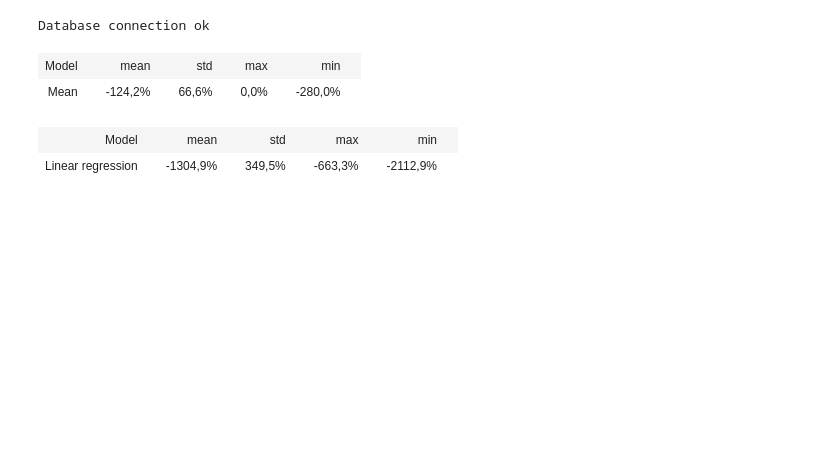
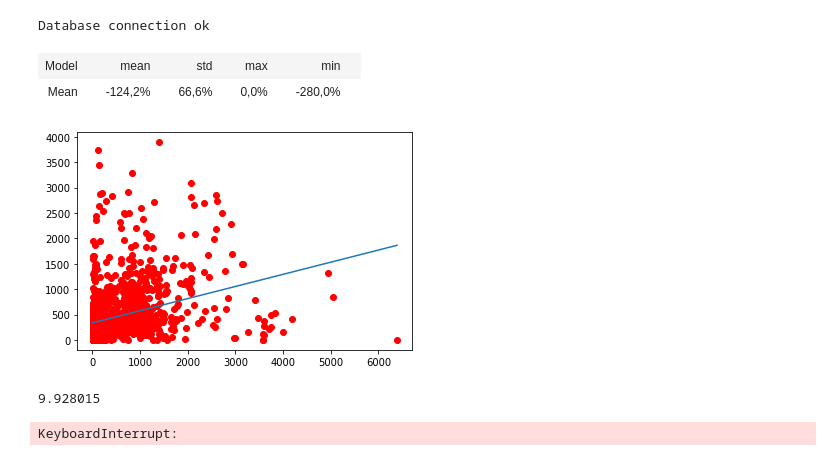
Before and after one commit to Miikkasna/cablepredictions, a Jupyter notebook: Area specific cable quantities.ipynb, the cells around one changed output. Saved outputs shown, nothing was run; the diff lists cells and outputs as text; code cells hidden in the pictures; blank space fills up the shorter version.

Commit message:
area predictions updated

```diff
--- a/Area specific cable quantities.ipynb
+++ b/Area specific cable quantities.ipynb
@@ -116,33 +117,40 @@ for train_i, test_i in lpo.split(ships):
         " GROUP BY area_dataset.area, squares"
         .format(s1, s2)
         )
     data = np.array(cursor.fetchall()).astype('float32')
     if data.shape[0] == 0:
         continue
     X = data[:, 0].reshape((-1, 1))
     y = data[:, -1]
     model.fit(X, y)
+    pred = model.predict(X)
+    plt.plot(X.ravel(), y, 'ro')
+    plt.plot(X.ravel(), pred)
+    plt.show()
+    print(mape(y, pred))
+    input('pause')
     cursor.execute(
         "UPDATE areas SET areas.pred_count=areas.squares*{} + {}"
         .format(model.coef_[0], model.intercept_)
         )
     cursor.commit()
     cursor.execute(
         "SELECT pred_count, count(*) as real_count FROM area_dataset"
         " LEFT JOIN areas ON areas.project_id=area_dataset.project_id AND areas.area=area_dataset.area"
         " WHERE (area_dataset.project_id={} or area_dataset.project_id={}) AND pred_count IS NOT NULL"
         " GROUP BY pred_count, area_dataset.area"
         .format(s1, s2)
         )
     data = np.array(cursor.fetchall()).astype('float32')
     preds = data[:, 0]
     y_test = data[:, 1]
-    scores.append(mape(y_test, preds))
+    scores.append(r2_score(y_test, preds))
 
 scores = np.array(scores)
 table_rows = [['Model', 'mean', 'std', 'max', 'min']]
 table_rows.append(('Linear regression', 1-scores.mean(), scores.std(), 1-scores.min(), 1-scores.max()))
 display_table(table_rows)
 # %% [output]
-| Model |  | mean |  | std |  | max |  | min |  |
-| Linear regression |  | -1304,9% |  | 349,5% |  | -663,3% |  | -2112,9% |  |
+[figure, added]
+9.928015
+KeyboardInterrupt:
```
Also changed, not shown: parts of 4 cells of this notebook.
